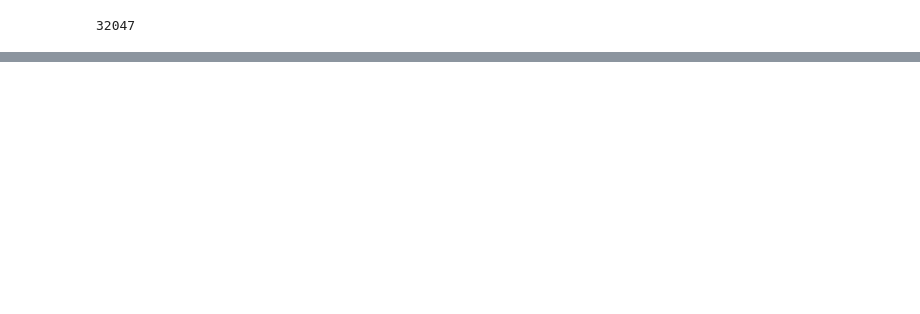
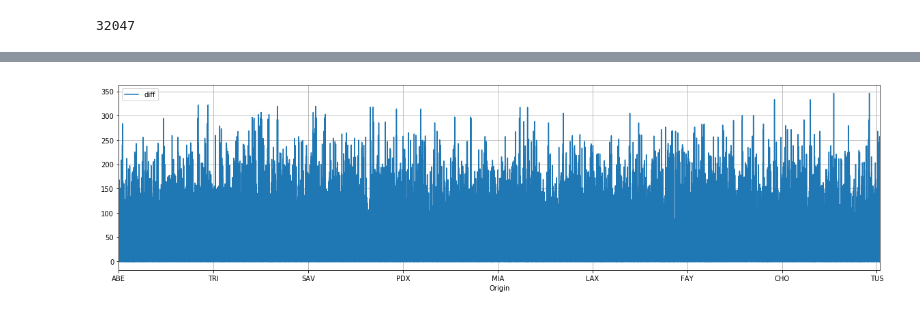
Before and after one commit to sukantoguha/Data-Pirates, a Jupyter notebook: Airlines.ipynb, the cells around one changed output, grey strips where cells are left out. Drawn from its saved outputs; the diff is of its cells as text; code cells hidden in the pictures; blank space fills up the shorter version.

```diff
--- a/Airlines.ipynb
+++ b/Airlines.ipynb
@@ -110,0 +185,4 @@ df_9e
+# %%
+airfares.plot(x='Origin', y='diff', figsize=(20,5),grid=True).figure.savefig('demo-file.png')
+# %% [output]
+[figure, added]
```
Also changed, not shown: parts of 61 cells of this notebook.
